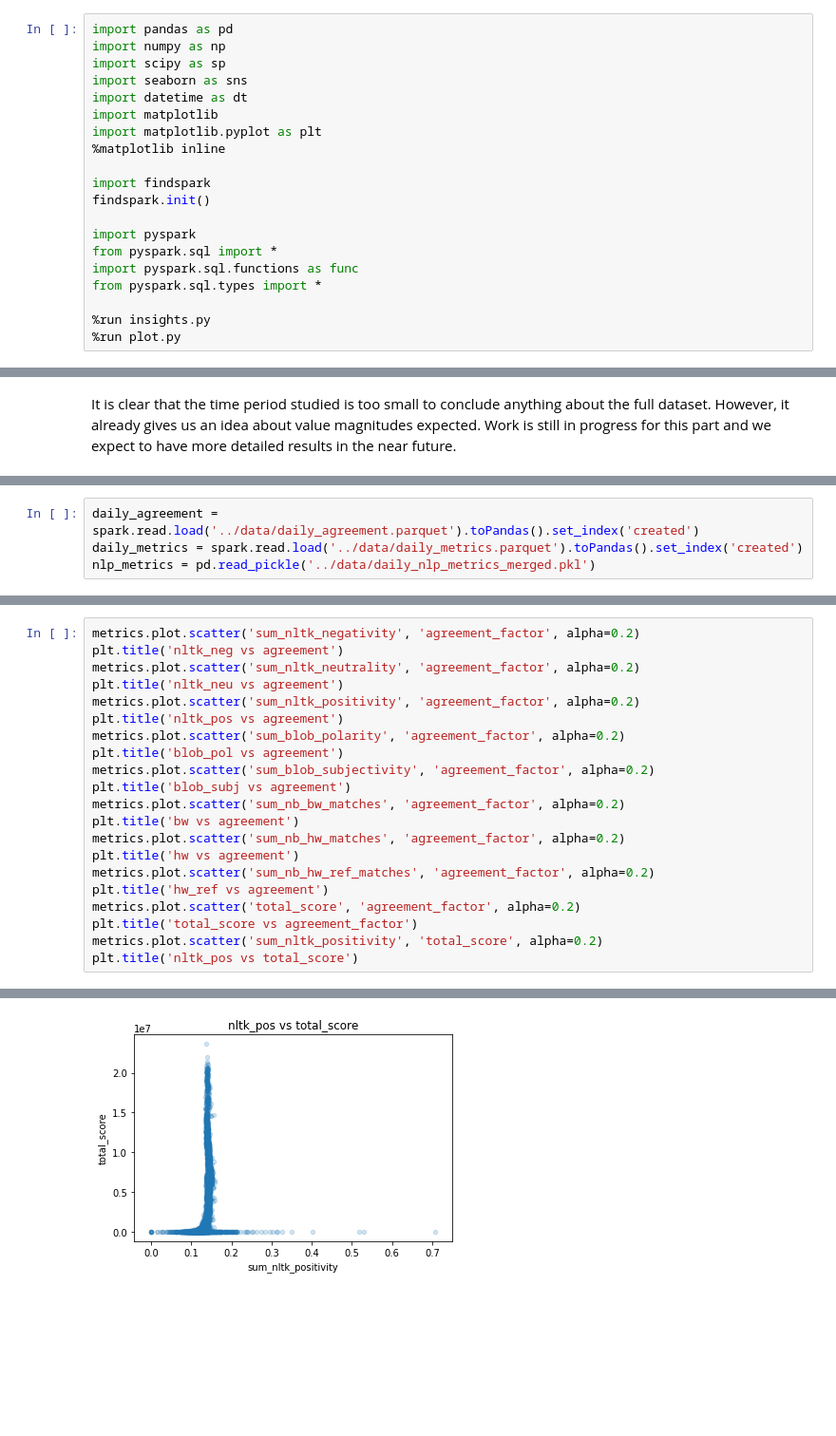
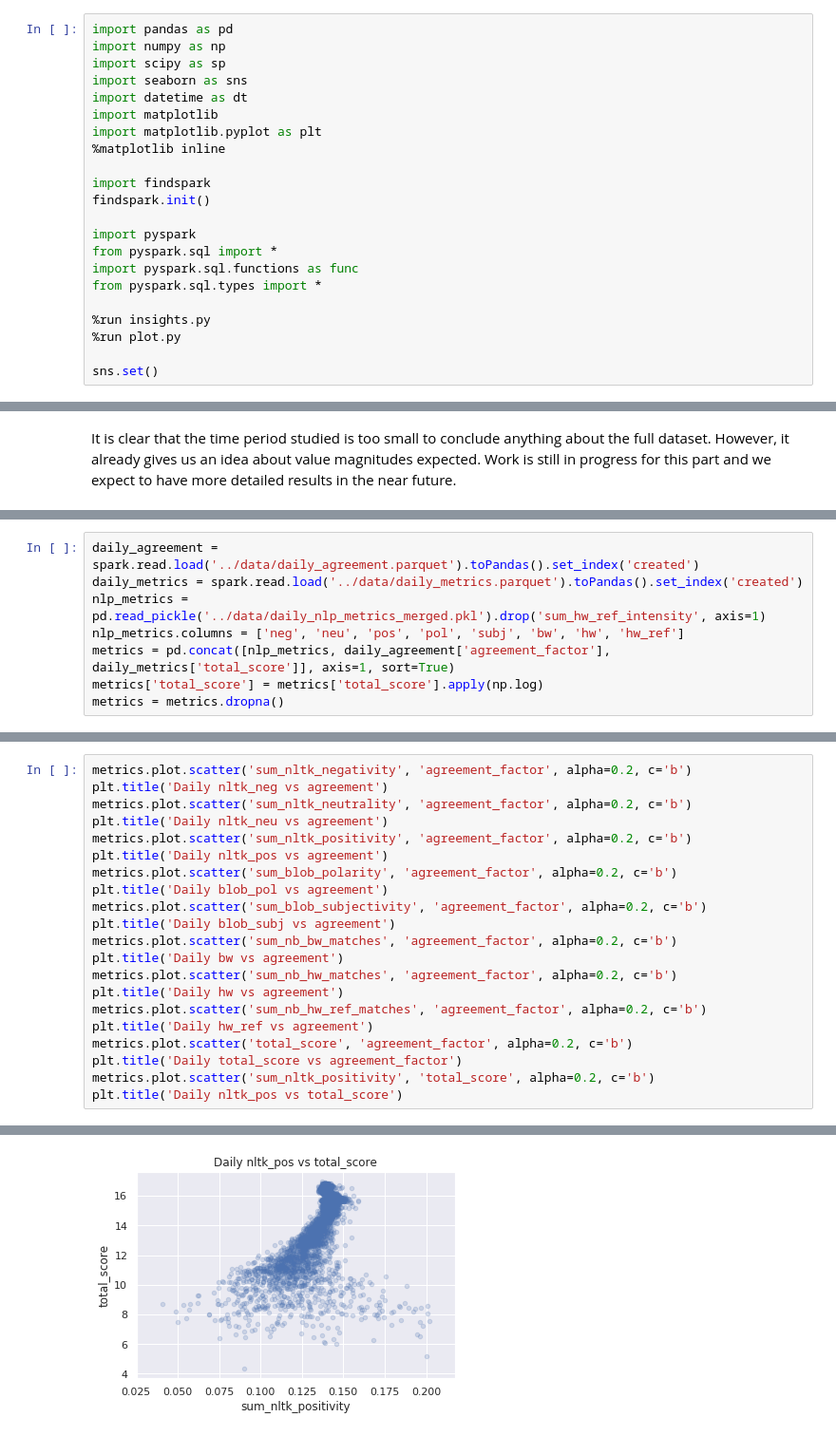
Before and after one commit to MetaHG/Reddit-opinions-polarization, a Jupyter notebook: notebooks/DataCollectionCorr.ipynb, the cells around one changed output, grey strips where cells are left out. Shown at 95% size. Drawn from its saved outputs; the diff is of its cells as text; blank space fills up the shorter version.

```diff
--- a/notebooks/DataCollectionCorr.ipynb
+++ b/notebooks/DataCollectionCorr.ipynb
@@ -18,6 +18,8 @@ from pyspark.sql.types import *
 
 %run insights.py
 %run plot.py
+
+sns.set()
 # %%
 spark = SparkSession.builder.getOrCreate()
 # %%
@@ -444,4 +448,8 @@ It is clear that the time period studied is too small to conclude anything about
 # %%
 daily_agreement = spark.read.load('../data/daily_agreement.parquet').toPandas().set_index('created')
 daily_metrics = spark.read.load('../data/daily_metrics.parquet').toPandas().set_index('created')
-nlp_metrics = pd.read_pickle('../data/daily_nlp_metrics_merged.pkl')
+nlp_metrics = pd.read_pickle('../data/daily_nlp_metrics_merged.pkl').drop('sum_hw_ref_intensity', axis=1)
+nlp_metrics.columns = ['neg', 'neu', 'pos', 'pol', 'subj', 'bw', 'hw', 'hw_ref']
+metrics = pd.concat([nlp_metrics, daily_agreement['agreement_factor'], daily_metrics['total_score']], axis=1, sort=True)
+metrics['total_score'] = metrics['total_score'].apply(np.log)
+metrics = metrics.dropna()
@@ -470,22 +537,22 @@ plt.matshow(metrics.corr())
 # %%
-metrics.plot.scatter('sum_nltk_negativity', 'agreement_factor', alpha=0.2)
-plt.title('nltk_neg vs agreement')
-metrics.plot.scatter('sum_nltk_neutrality', 'agreement_factor', alpha=0.2)
-plt.title('nltk_neu vs agreement')
-metrics.plot.scatter('sum_nltk_positivity', 'agreement_factor', alpha=0.2)
-plt.title('nltk_pos vs agreement')
-metrics.plot.scatter('sum_blob_polarity', 'agreement_factor', alpha=0.2)
-plt.title('blob_pol vs agreement')
-metrics.plot.scatter('sum_blob_subjectivity', 'agreement_factor', alpha=0.2)
-plt.title('blob_subj vs agreement')
-metrics.plot.scatter('sum_nb_bw_matches', 'agreement_factor', alpha=0.2)
-plt.title('bw vs agreement')
-metrics.plot.scatter('sum_nb_hw_matches', 'agreement_factor', alpha=0.2)
-plt.title('hw vs agreement')
-metrics.plot.scatter('sum_nb_hw_ref_matches', 'agreement_factor', alpha=0.2)
-plt.title('hw_ref vs agreement')
-metrics.plot.scatter('total_score', 'agreement_factor', alpha=0.2)
-plt.title('total_score vs agreement_factor')
-metrics.plot.scatter('sum_nltk_positivity', 'total_score', alpha=0.2)
-plt.title('nltk_pos vs total_score')
+metrics.plot.scatter('sum_nltk_negativity', 'agreement_factor', alpha=0.2, c='b')
+plt.title('Daily nltk_neg vs agreement')
+metrics.plot.scatter('sum_nltk_neutrality', 'agreement_factor', alpha=0.2, c='b')
+plt.title('Daily nltk_neu vs agreement')
+metrics.plot.scatter('sum_nltk_positivity', 'agreement_factor', alpha=0.2, c='b')
+plt.title('Daily nltk_pos vs agreement')
+metrics.plot.scatter('sum_blob_polarity', 'agreement_factor', alpha=0.2, c='b')
+plt.title('Daily blob_pol vs agreement')
+metrics.plot.scatter('sum_blob_subjectivity', 'agreement_factor', alpha=0.2, c='b')
+plt.title('Daily blob_subj vs agreement')
+metrics.plot.scatter('sum_nb_bw_matches', 'agreement_factor', alpha=0.2, c='b')
+plt.title('Daily bw vs agreement')
+metrics.plot.scatter('sum_nb_hw_matches', 'agreement_factor', alpha=0.2, c='b')
+plt.title('Daily hw vs agreement')
+metrics.plot.scatter('sum_nb_hw_ref_matches', 'agreement_factor', alpha=0.2, c='b')
+plt.title('Daily hw_ref vs agreement')
+metrics.plot.scatter('total_score', 'agreement_factor', alpha=0.2, c='b')
+plt.title('Daily total_score vs agreement_factor')
+metrics.plot.scatter('sum_nltk_positivity', 'total_score', alpha=0.2, c='b')
+plt.title('Daily nltk_pos vs total_score')
 # %% [output]
@@ -502 +569 @@ Text(0.5, 1.0, 'nltk_pos vs total_score')
-[figure, old version]
+[figure, new version]
```
Also changed, not shown: parts of 25 cells of this notebook.
